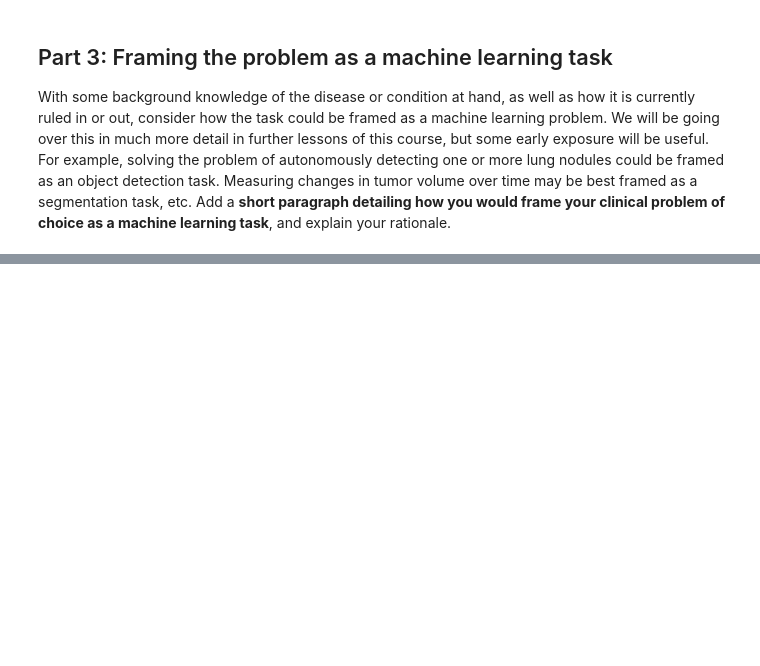
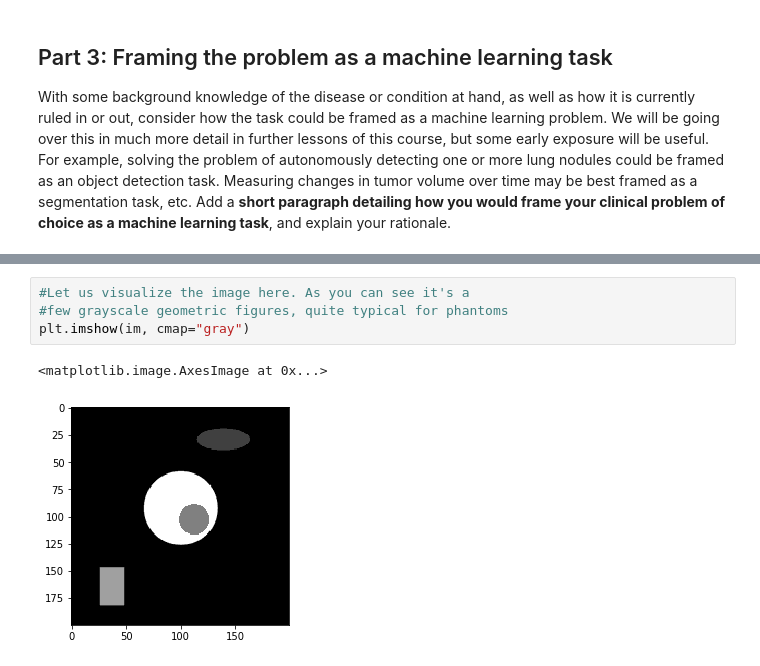
Before and after one commit to c3Zor/imaging, a Jupyter notebook: Untitled.ipynb, the cells around one changed output, grey strips where cells are left out. Drawn from its saved outputs; the diff is of its cells as text; blank space fills up the shorter version.

```diff
--- a/Untitled.ipynb
+++ b/Untitled.ipynb
@@ -135,0 +185,7 @@ With some background knowledge of the disease or condition at hand, as well as h
+# %%
+#Let us visualize the image here. As you can see it's a
+#few grayscale geometric figures, quite typical for phantoms
+plt.imshow(im, cmap="gray")
+# %% [output]
+<matplotlib.image.AxesImage at 0x...>
+[figure, added]
```
Also changed, not shown: parts of 33 cells of this notebook, 9 other files.
